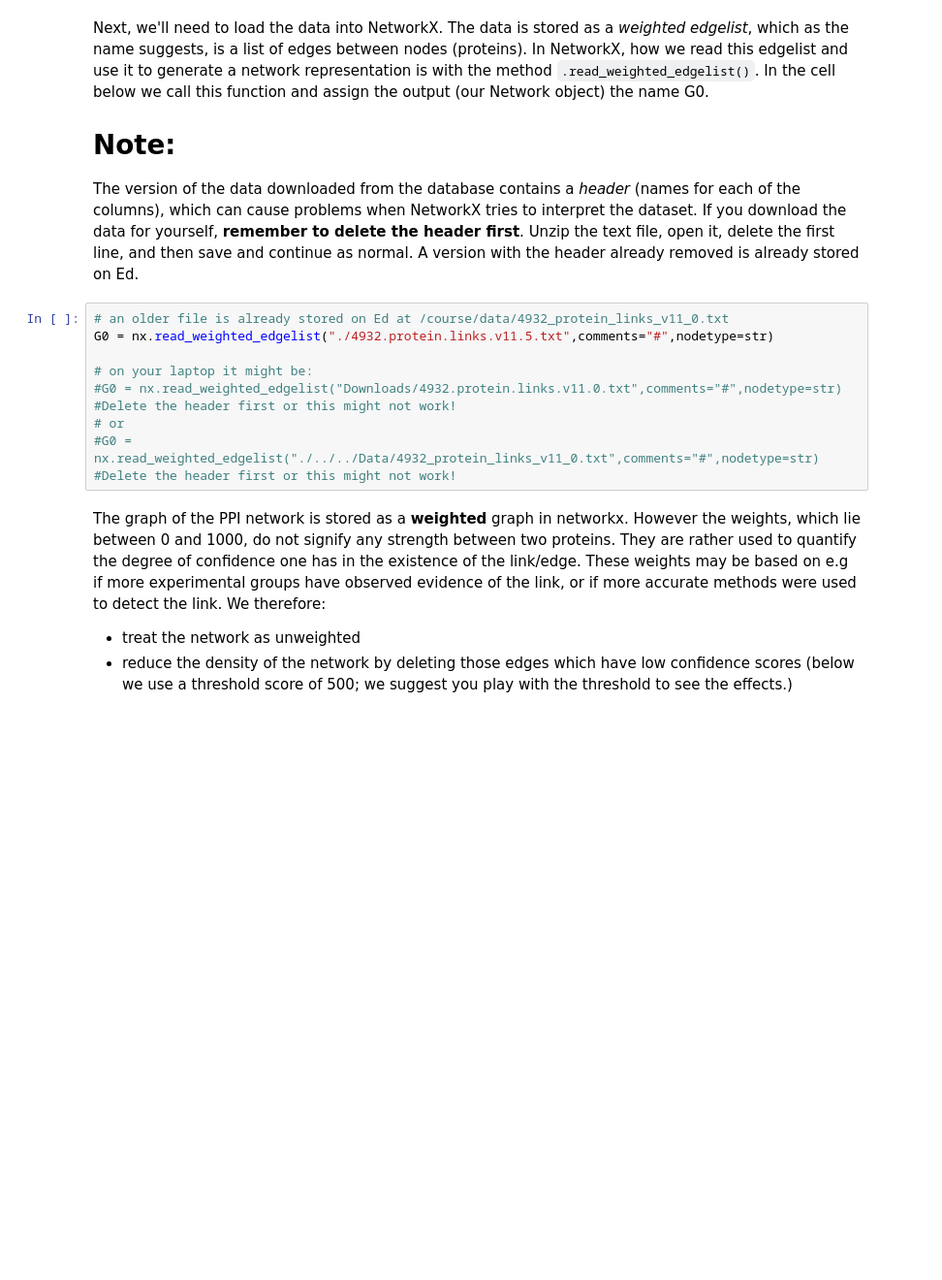
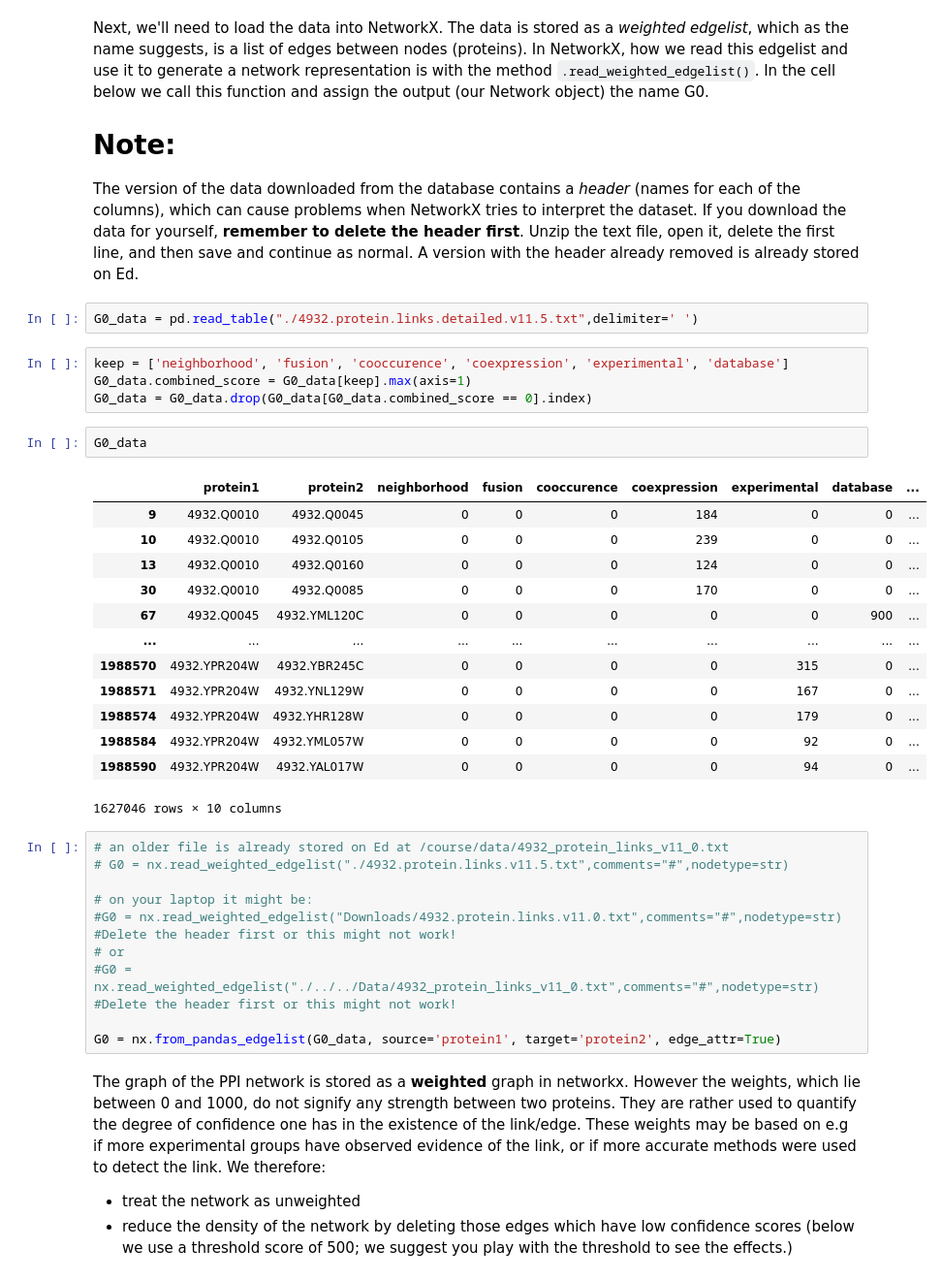
Before and after one commit to jqxcz/MATH3888, a Jupyter notebook: Experiments.ipynb, the cells around one changed output. Shown at 97% size. Cells and saved outputs as stored; diff of their text form; blank space fills up the shorter version.

```diff
--- a/Experiments.ipynb
+++ b/Experiments.ipynb
@@ -55,14 +55,38 @@ Next, we'll need to load the data into NetworkX. The data is stored as a _weight
 
 # Note:
 The version of the data downloaded from the database contains a _header_ (names for each of the columns), which can cause problems when NetworkX tries to interpret the dataset. If you download the data for yourself, **remember to delete the header first**. Unzip the text file, open it, delete the first line, and then save and continue as normal. A version with the header already removed is already stored on Ed.
+# %%
+G0_data = pd.read_table("./4932.protein.links.detailed.v11.5.txt",delimiter=' ')
+# %%
+keep = ['neighborhood', 'fusion', 'cooccurence', 'coexpression', 'experimental', 'database']
+G0_data.combined_score = G0_data[keep].max(axis=1)
+G0_data = G0_data.drop(G0_data[G0_data.combined_score == 0].index)
+# %%
+G0_data
+# %% [output]
+|  | protein1 | protein2 | neighborhood | fusion | cooccurence | coexpression | experimental | database | ... |
+| 9 | 4932.Q0010 | 4932.Q0045 | 0 | 0 | 0 | 184 | 0 | 0 | ... |
+| 10 | 4932.Q0010 | 4932.Q0105 | 0 | 0 | 0 | 239 | 0 | 0 | ... |
+| 13 | 4932.Q0010 | 4932.Q0160 | 0 | 0 | 0 | 124 | 0 | 0 | ... |
+| 30 | 4932.Q0010 | 4932.Q0085 | 0 | 0 | 0 | 170 | 0 | 0 | ... |
+| 67 | 4932.Q0045 | 4932.YML120C | 0 | 0 | 0 | 0 | 0 | 900 | ... |
+| ... | ... | ... | ... | ... | ... | ... | ... | ... | ... |
+| 1988570 | 4932.YPR204W | 4932.YBR245C | 0 | 0 | 0 | 0 | 315 | 0 | ... |
+| 1988571 | 4932.YPR204W | 4932.YNL129W | 0 | 0 | 0 | 0 | 167 | 0 | ... |
+| 1988574 | 4932.YPR204W | 4932.YHR128W | 0 | 0 | 0 | 0 | 179 | 0 | ... |
+| 1988584 | 4932.YPR204W | 4932.YML057W | 0 | 0 | 0 | 0 | 92 | 0 | ... |
+| 1988590 | 4932.YPR204W | 4932.YAL017W | 0 | 0 | 0 | 0 | 94 | 0 | ... |
+1627046 rows × 10 columns
 # %%
 # an older file is already stored on Ed at /course/data/4932_protein_links_v11_0.txt
-G0 = nx.read_weighted_edgelist("./4932.protein.links.v11.5.txt",comments="#",nodetype=str)
+# G0 = nx.read_weighted_edgelist("./4932.protein.links.v11.5.txt",comments="#",nodetype=str)
 
 # on your laptop it might be:
 #G0 = nx.read_weighted_edgelist("Downloads/4932.protein.links.v11.0.txt",comments="#",nodetype=str) #Delete the header first or this might not work!
 # or
 #G0 = nx.read_weighted_edgelist("./../../Data/4932_protein_links_v11_0.txt",comments="#",nodetype=str) #Delete the header first or this might not work!
+
+G0 = nx.from_pandas_edgelist(G0_data, source='protein1', target='protein2', edge_attr=True)
 # %% [markdown]
 The graph of the PPI network is stored as a **weighted** graph in networkx. However the weights, which lie between 0 and 1000, do not signify any strength between two proteins. They are rather used to quantify the degree of confidence one has in the existence of the link/edge. These weights may be based on e.g if more experimental groups have observed evidence of the link, or if more accurate methods were used to detect the link. We therefore:
 - treat the network as unweighted
```
Also changed, not shown: parts of 19 cells of this notebook, 1 other file.
